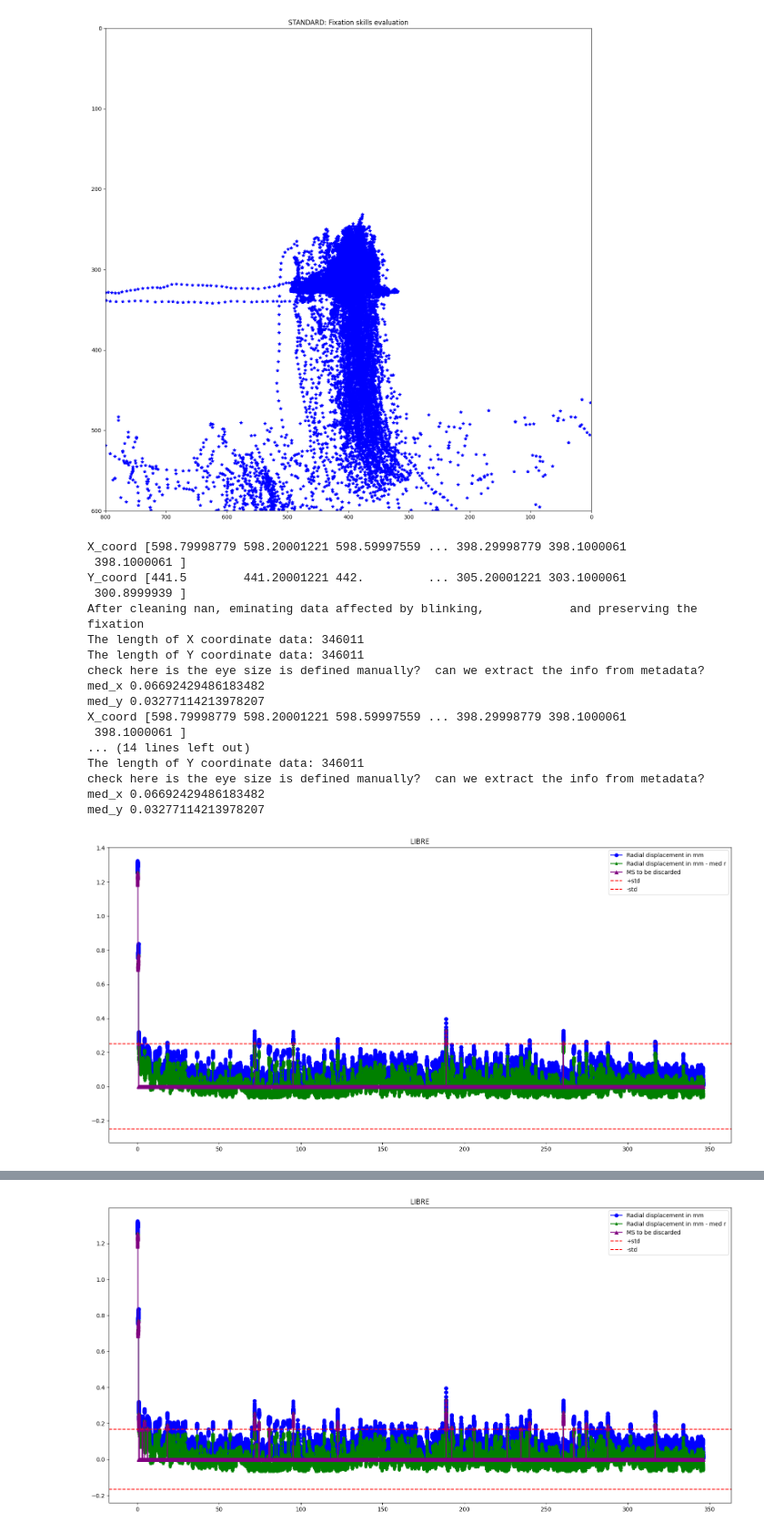
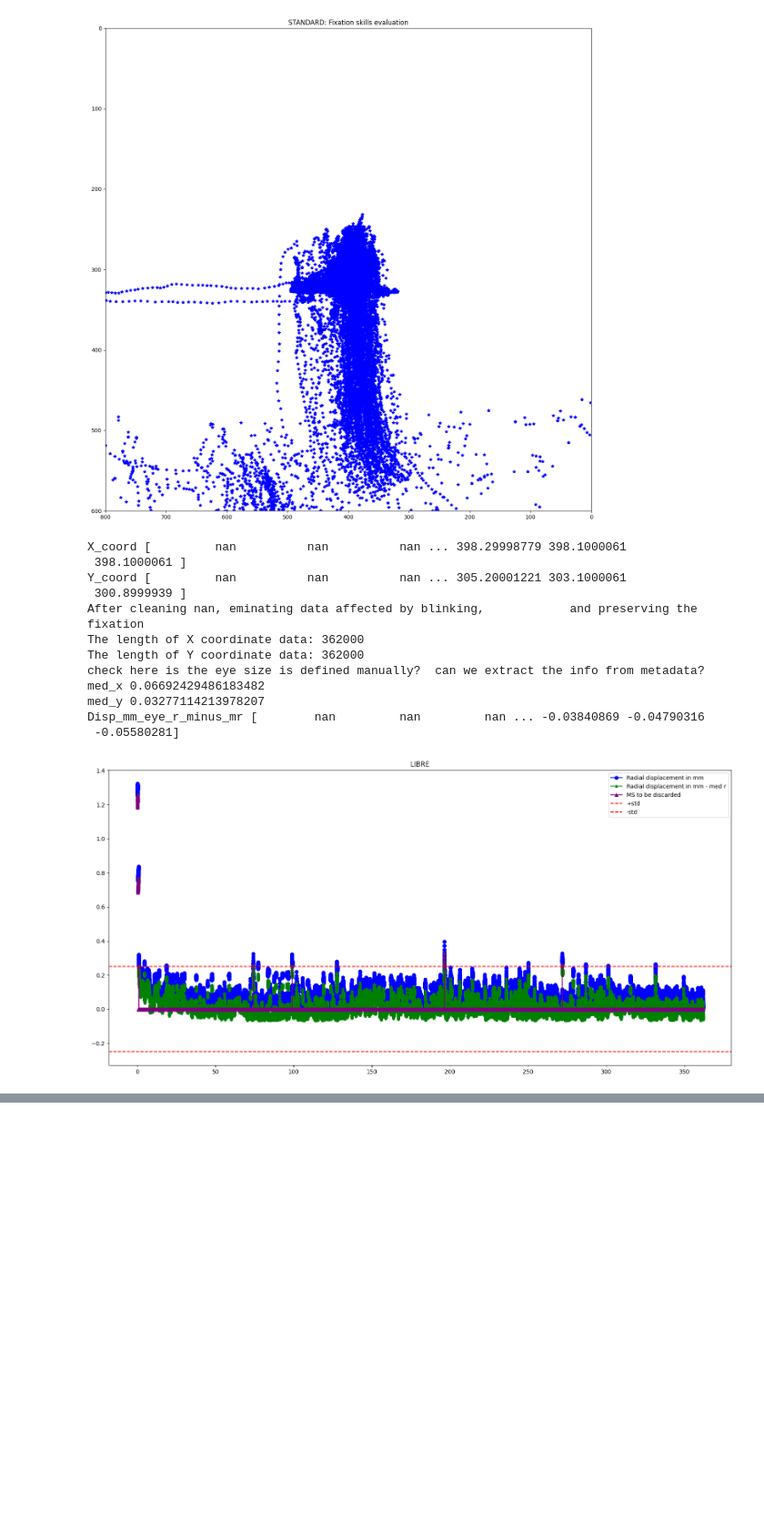
Before and after one commit to Evelyn92/hcph-sops-fork, a Jupyter notebook: code/eyetracking/3-T1T2-QA_QC of eye-tracking data.ipynb, the cells around one changed output, grey strips where cells are left out. Shown at 91% size. Saved outputs shown, nothing was run; the diff lists cells and outputs as text; code cells hidden in the pictures; blank space fills up the shorter version.

```diff
--- a/code/eyetracking/3-T1T2-QA_QC of eye-tracking data.ipynb
+++ b/code/eyetracking/3-T1T2-QA_QC of eye-tracking data.ipynb
@@ -373,7 +382,8 @@ The length of T2 should be: 1101150.0
 # %%
 # -----------------------------
 reset_index_bool = False
-eliminate_nan = False
+eliminate_all_nan = False
+eliminate_first_nan = False
 # -----------------------------
 
 size = (
@@ -384,15 +394,26 @@ size = (
 coor_data = recording[["x_coordinate", "y_coordinate"]]
 print(f"Extract X Y coordinates from recording: {len(coor_data)}")
 
-if eliminate_nan:
+if eliminate_all_nan:
     coor_data = coor_data[coor_data.x_coordinate.notna() & coor_data.y_coordinate.notna()]
     coor_recording = recording[recording.x_coordinate.notna() & recording.y_coordinate.notna()]
+elif eliminate_first_nan:
+    # Find the first non-NaN row
+    first_valid_index = coor_data[['x_coordinate', 'y_coordinate']].dropna(how='all').index[0]
+
+    # Slice the DataFrame from the first non-NaN row onward
+    coor_data = coor_data.iloc[first_valid_index:]
+
+    coor_recording = recording.iloc[first_valid_index:]
+
 else:
     coor_recording = recording
 
 if reset_index_bool:
     coor_data.reset_index(drop=True, inplace=True)
     coor_recording.reset_index(drop=True, inplace=True)
-print(f"Eliminating nan values? {eliminate_nan}: {len(coor_data)}")
+
+print(coor_data)
+print(f"Eliminating nan values? {eliminate_first_nan}: {len(coor_data)}")
 print(f'len of coor_data {len(coor_data)} should be equal to len of coor_recording {len(coor_recording)}')
 # %% [output]
@@ -477,7 +512,7 @@ else:
     coor_recording_LIBRE = coor_recording[start_margin:int(T2_LIBRE_sample)]
     coor_data_STANDARD = coor_data[int(T2_LIBRE_sample+start_margin+T2_GAP_sample):]
     coor_recording_STANDARD = coor_recording[int(T2_LIBRE_sample+start_margin+T2_GAP_sample):]
-
+coor_data_LIBRE_raw = copy.deepcopy(coor_data_LIBRE)
 print(len(coor_data_LIBRE))
 print(len(coor_data_STANDARD))
 # %% [output]
@@ -783,8 +880,9 @@ plt.gca().invert_xaxis()
 # %%
 coor_data_LIBRE_1 = copy.deepcopy(coor_data_LIBRE)
-Disp_dict_LIBRE = cal_disp(coor_data_LIBRE_1, stand_x=0.5*(1/2), stand_y=0.5*(1/2))
+Disp_dict_LIBRE = cal_disp(coor_data_LIBRE_1, stand_x=0.5*(1/4), stand_y=0.5*(1/4))
 plot_x_y_coord(Disp_dict_LIBRE, metadata, duration=None, start_sample=0, seq_name='LIBRE')
-filtered_coor_data_LIBRE = filter_XY_coord(coor_data_LIBRE_1, Disp_dict_LIBRE, 'LIBRE')
+filtered_coor_data_LIBRE, Preserve_mask = filter_XY_coord(coor_data_LIBRE_1, Disp_dict_LIBRE, 'LIBRE')
+
 
 # coor_data_LIBRE_2 = copy.deepcopy(coor_data_LIBRE)
 # Disp_dict_LIBRE = cal_disp(coor_data_LIBRE_2, stand_x=0.5*(1/3), stand_y=0.5*(1/3))
@@ -907,7 +1081,7 @@ def filter_r_coord(coor_data, Disp_dict, seq_name=None):
     coor_data["x_coordinate"] = filtered_X_coord
     coor_data["y_coordinate"] = filtered_Y_coord
 
-    return coor_data
+    return coor_data, Preserve_mask
 
 
 # Example data (replace with your actual data)
@@ -977,38 +1151,32 @@ def plot_r_coord(Disp_dict, metadata, duration=None, start_sample=0, seq_name=No
 # %%
 coor_data_LIBRE_4 = copy.deepcopy(coor_data_LIBRE)
 Disp_dict_LIBRE = cal_radius(coor_data_LIBRE_4, stand_r=0.5*(1/2))
 plot_r_coord(Disp_dict_LIBRE, metadata, duration=None, start_sample=0, seq_name='LIBRE')
-filtered_coor_data_LIBRE = filter_r_coord(coor_data_LIBRE_4, Disp_dict_LIBRE, 'LIBRE')
+filtered_coor_data_LIBRE, Preserve_mask = filter_r_coord(coor_data_LIBRE_4, Disp_dict_LIBRE, 'LIBRE')
 
-coor_data_LIBRE_5 = copy.deepcopy(coor_data_LIBRE)
-Disp_dict_LIBRE = cal_radius(coor_data_LIBRE_5, stand_r=0.5*(1/3))
-plot_r_coord(Disp_dict_LIBRE, metadata, duration=None, start_sample=0, seq_name='LIBRE')
-filtered_coor_data_LIBRE = filter_r_coord(coor_data_LIBRE_5, Disp_dict_LIBRE, 'LIBRE')
+# coor_data_LIBRE_5 = copy.deepcopy(coor_data_LIBRE)
+# Disp_dict_LIBRE = cal_radius(coor_data_LIBRE_5, stand_r=0.5*(1/3))
+# plot_r_coord(Disp_dict_LIBRE, metadata, duration=None, start_sample=0, seq_name='LIBRE')
+# filtered_coor_data_LIBRE = filter_r_coord(coor_data_LIBRE_5, Disp_dict_LIBRE, 'LIBRE')
 
-coor_data_LIBRE_6 = copy.deepcopy(coor_data_LIBRE)
-Disp_dict_LIBRE = cal_radius(coor_data_LIBRE_6, stand_r=0.5*(1/4))
-plot_r_coord(Disp_dict_LIBRE, metadata, duration=None, start_sample=0, seq_name='LIBRE')
-filtered_coor_data_LIBRE = filter_r_coord(coor_data_LIBRE_6, Disp_dict_LIBRE, 'LIBRE')
+# coor_data_LIBRE_6 = copy.deepcopy(coor_data_LIBRE)
+# Disp_dict_LIBRE = cal_radius(coor_data_LIBRE_6, stand_r=0.5*(1/4))
+# plot_r_coord(Disp_dict_LIBRE, metadata, duration=None, start_sample=0, seq_name='LIBRE')
+# filtered_coor_data_LIBRE = filter_r_coord(coor_data_LIBRE_6, Disp_dict_LIBRE, 'LIBRE')
 
 # plot_x_y_coord(Disp_dict_STANDARD, metadata, duration=None, start_sample=0, seq_name='STANDARD')
 # %% [output]
-X_coord [598.79998779 598.20001221 598.59997559 ... 398.29998779 398.1000061
+X_coord [         nan          nan          nan ... 398.29998779 398.1000061
  398.1000061 ]
-Y_coord [441.5        441.20001221 442.         ... 305.20001221 303.1000061
+Y_coord [         nan          nan          nan ... 305.20001221 303.1000061
  300.8999939 ]
 After cleaning nan, eminating data affected by blinking,            and preserving the fixation
-The length of X coordinate data: 346011
-The length of Y coordinate data: 346011
+The length of X coordinate data: 362000
+The length of Y coordinate data: 362000
 check here is the eye size is defined manually?  can we extract the info from metadata?
 med_x 0.06692429486183482
 med_y 0.03277114213978207
-X_coord [598.79998779 598.20001221 598.59997559 ... 398.29998779 398.1000061
- 398.1000061 ]
-... (14 lines left out)
-The length of Y coordinate data: 346011
-check here is the eye size is defined manually?  can we extract the info from metadata?
-med_x 0.06692429486183482
-med_y 0.03277114213978207
+Disp_mm_eye_r_minus_mr [        nan         nan         nan ... -0.03840869 -0.04790316
+ -0.05580281]
-[figure, old version]
+[figure, new version]
 [figure]
-[figure, removed]
```
Also changed, not shown: parts of 25 cells of this notebook, 2 other files.
